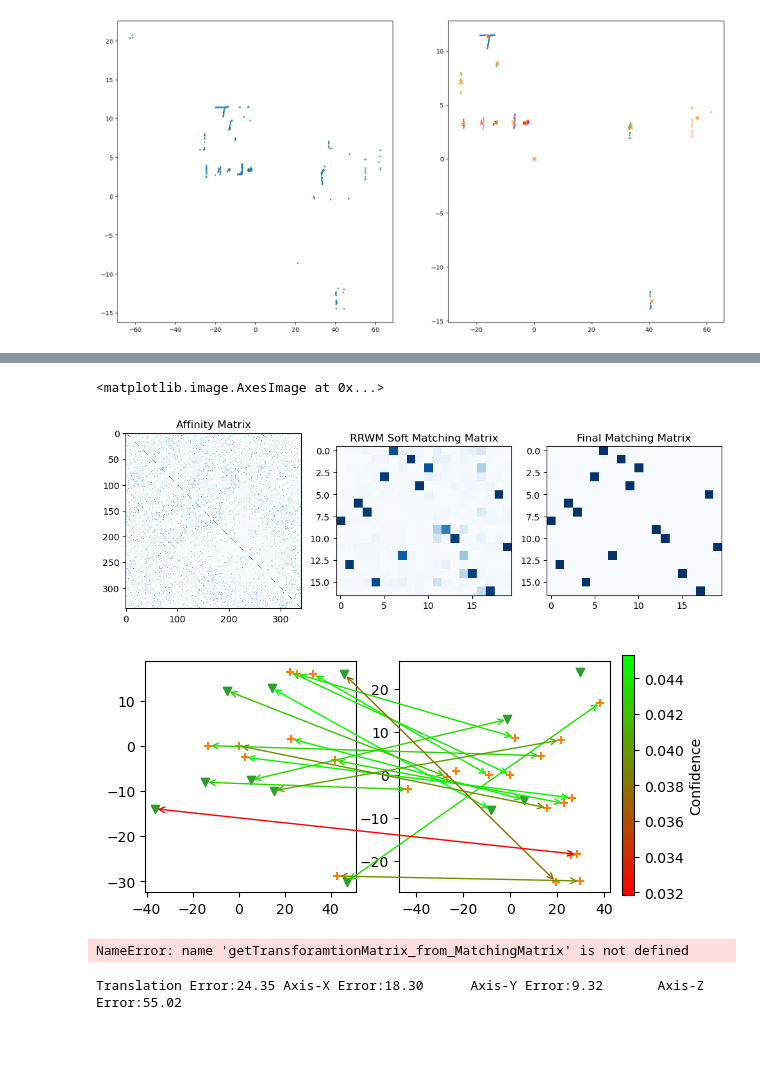
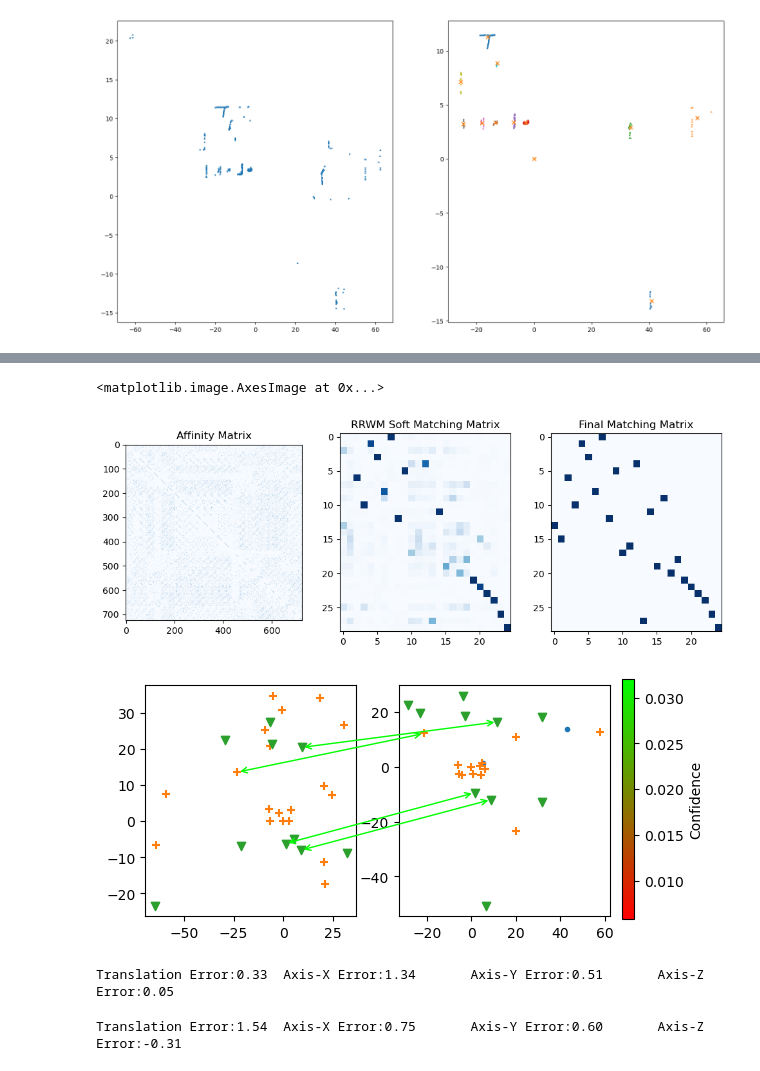
Before and after one commit to K0stasCH/PC-Registration-and-Multi-agent-Vehicles, a Jupyter notebook: demo.ipynb, the cells around one changed output, grey strips where cells are left out. Cells and saved outputs as stored; diff of their text form; code cells hidden in the pictures; blank space fills up the shorter version.

```diff
--- a/demo.ipynb
+++ b/demo.ipynb
@@ -51,7 +51,7 @@ examples = [[1,4,1],  #-> correct
             [4,5,30], #-> correct
             [1,2,65]] #-> correct
 # %%
-exaplme_ID = 5 #change this, if you want different example
+exaplme_ID = 0 #change this, if you want different example
 v1_ID, v2_ID, time = examples[exaplme_ID]
 # %%
 v1 = Vehicle(v2x_sim,v1_ID)
@@ -123,14 +123,14 @@ plt.imshow(matchMatrix_final, cmap='Blues')
 # plt.colorbar()
 # %% [output]
 <matplotlib.image.AxesImage at 0x...>
-[figure, old version]
+[figure, new version]
 # %%
-plotMatching(g1, g2, matchMatrix)
-# plotMatching(g1, g2, matchMatrix, 4)
+# plotMatching(g1, g2, matchMatrix)
+plotMatching(g1, g2, matchMatrix, 4)
 #green matches: the good matches
 #red matches: the bad matches
 # %% [output]
-[figure, old version]
+[figure, new version]
 # %%
 TransMatrix_GT = get_GT_tranfMatrix_V1_2_V2(v1, v2, time)
 # draw_registration_result(Scene1, Scene2, TransMatrix_GT, False)
@@ -139,11 +139,11 @@ TransMatrix = getTransforamtionMatrix_from_MatchingMatrix(g1, g2, matchMatrix, 4
 # draw_registration_result(Scene1, Scene2, TransMatrix)
 _ = printErrors(TransMatrix_GT, TransMatrix, 'degrees')
 # %% [output]
-NameError: name 'getTransforamtionMatrix_from_MatchingMatrix' is not defined
+Translation Error:0.33  Axis-X Error:1.34       Axis-Y Error:0.51       Axis-Z Error:0.05
 # %%
 regResult = performICP(Scene1, Scene2, TransMatrix, threshold=1)
 T_final = copy.deepcopy(regResult.transformation)
 draw_registration_result(Scene1, Scene2, T_final)
 _ = printErrors(TransMatrix_GT, T_final, 'degrees')
 # %% [output]
-Translation Error:24.35 Axis-X Error:18.30      Axis-Y Error:9.32       Axis-Z Error:55.02
+Translation Error:1.54  Axis-X Error:0.75       Axis-Y Error:0.60       Axis-Z Error:-0.31
```
Also changed, not shown: parts of 3 cells of this notebook, 1 other file.
